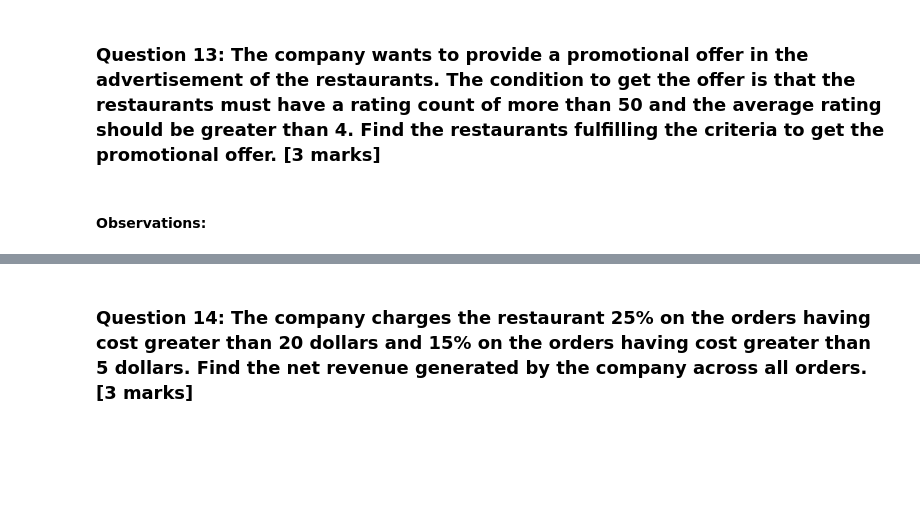
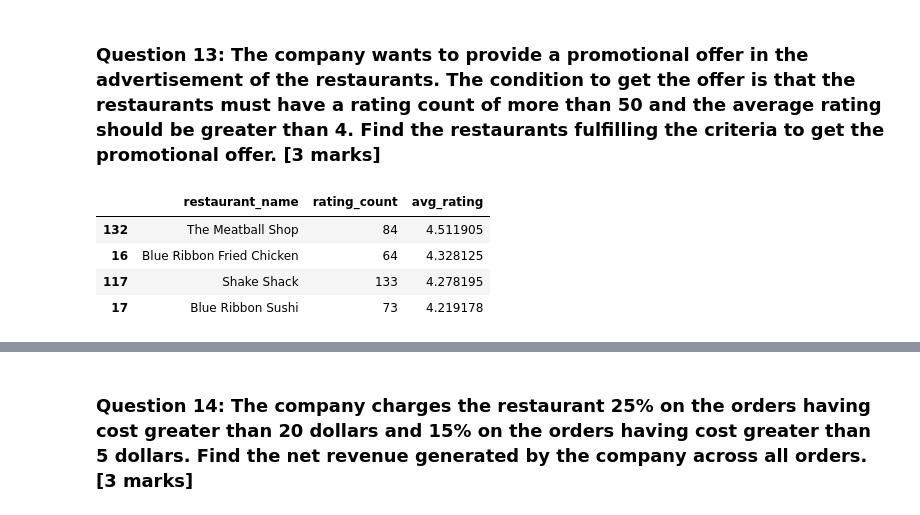
Before and after one commit to click2shivesh/shivesh-uta-aiml-py, a Jupyter notebook: Foodhub-Assignment-DataAnalysis-AIML-Notebook.ipynb, the cells around one changed output, grey strips where cells are left out. Cells and saved outputs as stored; diff of their text form; code cells hidden in the pictures; blank space fills up the shorter version.

```diff
--- a/Foodhub-Assignment-DataAnalysis-AIML-Notebook.ipynb
+++ b/Foodhub-Assignment-DataAnalysis-AIML-Notebook.ipynb
@@ -729,2 +727,25 @@ plt.show()
-# %% [markdown]
-#### Observations:
+# %%
+# Clean rating column
+rating_df = df[df['rating'] != 'Not given'].copy()
+rating_df['rating'] = pd.to_numeric(rating_df['rating'])
+
+# Aggregate
+restaurant_summary = rating_df.groupby('restaurant_name').agg(
+    rating_count=('rating', 'count'),
+    avg_rating=('rating', 'mean')
+).reset_index()
+
+# Apply conditions
+eligible_restaurants = restaurant_summary[
+    (restaurant_summary['rating_count'] > 50) &
+    (restaurant_summary['avg_rating'] > 4)
+]
+
+#eligible_restaurants
+eligible_restaurants.sort_values(by='avg_rating', ascending=False)
+# %% [output]
+|  | restaurant_name | rating_count | avg_rating |
+| 132 | The Meatball Shop | 84 | 4.511905 |
+| 16 | Blue Ribbon Fried Chicken | 64 | 4.328125 |
+| 117 | Shake Shack | 133 | 4.278195 |
+| 17 | Blue Ribbon Sushi | 73 | 4.219178 |
```
Also changed, not shown: parts of 19 cells of this notebook.
